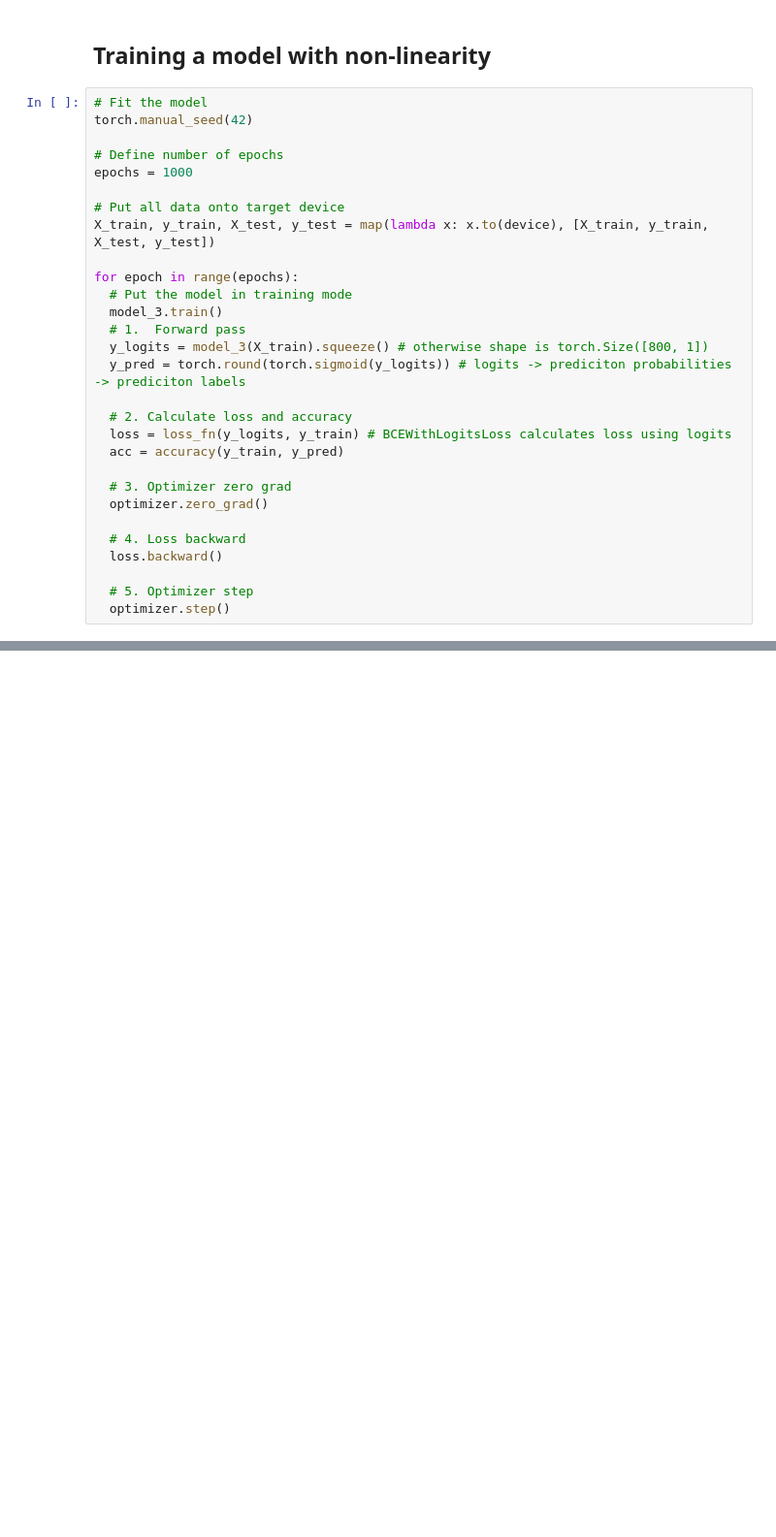
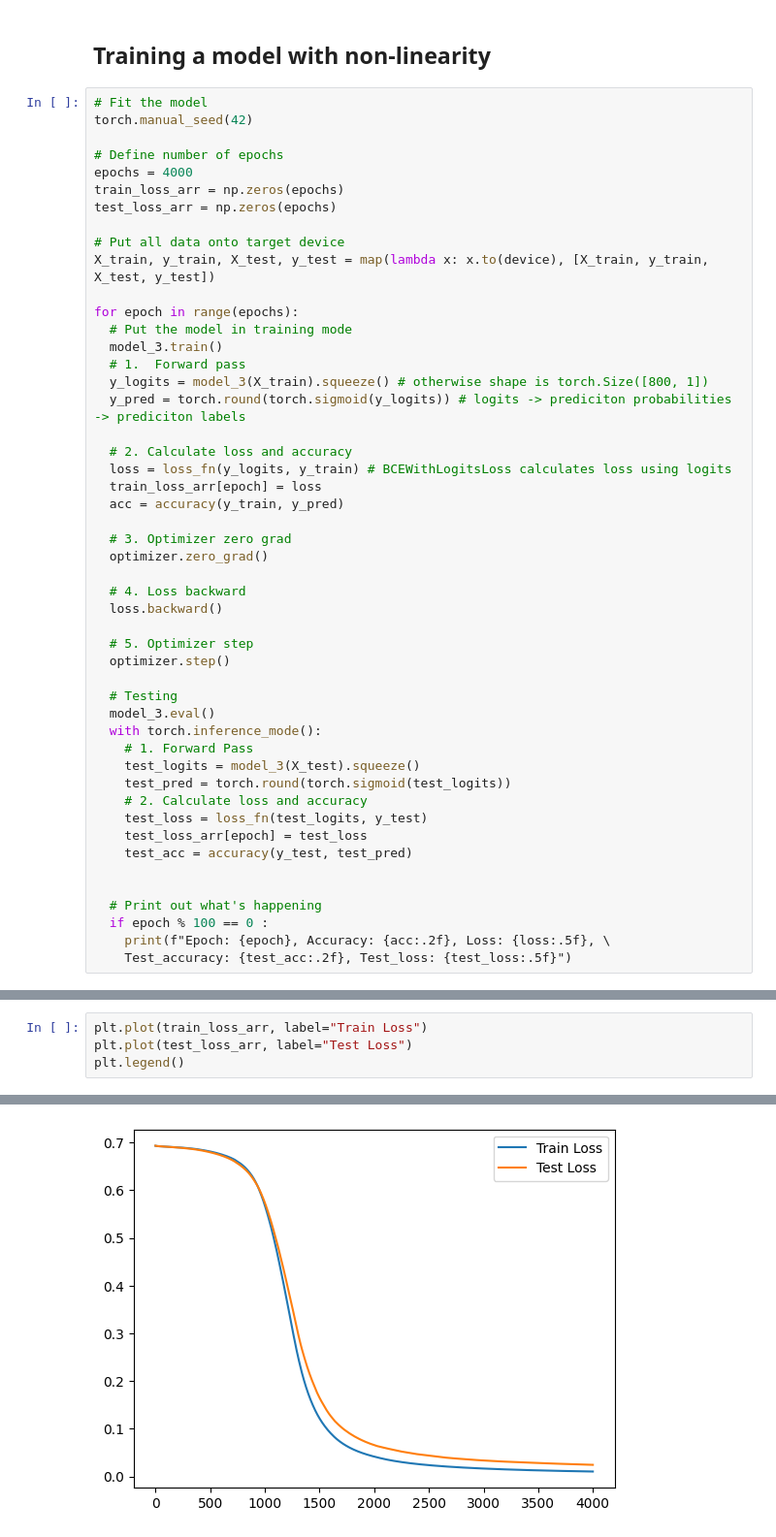
Before and after one commit to lnsayer/udemy_ml_course, a Jupyter notebook: 02_pytorch_neural_network_classification.ipynb, the cells around one changed output, grey strips where cells are left out. Shown at 97% size. Drawn from its saved outputs; the diff is of its cells as text; blank space fills up the shorter version.

```diff
--- a/02_pytorch_neural_network_classification.ipynb
+++ b/02_pytorch_neural_network_classification.ipynb
@@ -449,7 +449,9 @@ optimizer = torch.optim.SGD(model_3.parameters(), lr =0.1)
 torch.manual_seed(42)
 
 # Define number of epochs
-epochs = 1000
+epochs = 4000
+train_loss_arr = np.zeros(epochs)
+test_loss_arr = np.zeros(epochs)
 
 # Put all data onto target device
 X_train, y_train, X_test, y_test = map(lambda x: x.to(device), [X_train, y_train, X_test, y_test])
@@ -463,6 +465,7 @@ for epoch in range(epochs):
 
   # 2. Calculate loss and accuracy
   loss = loss_fn(y_logits, y_train) # BCEWithLogitsLoss calculates loss using logits
+  train_loss_arr[epoch] = loss
   acc = accuracy(y_train, y_pred)
 
   # 3. Optimizer zero grad
@@ -473,4 +476,21 @@ for epoch in range(epochs):
 
   # 5. Optimizer step
   optimizer.step()
+
+  # Testing
+  model_3.eval()
+  with torch.inference_mode():
+    # 1. Forward Pass
+    test_logits = model_3(X_test).squeeze()
+    test_pred = torch.round(torch.sigmoid(test_logits))
+    # 2. Calculate loss and accuracy
+    test_loss = loss_fn(test_logits, y_test)
+    test_loss_arr[epoch] = test_loss
+    test_acc = accuracy(y_test, test_pred)
+
+
+  # Print out what's happening
+  if epoch % 100 == 0 :
+    print(f"Epoch: {epoch}, Accuracy: {acc:.2f}, Loss: {loss:.5f}, \
+    Test_accuracy: {test_acc:.2f}, Test_loss: {test_loss:.5f}")
 # %% [output]
@@ -478,0 +514,5 @@ tensor([0.0229, 0.0156, 0.0051, 0.0073, 0.0201, 0.0127, 0.0168, 0.0201, 0.0154,
+# %%
+plt.plot(train_loss_arr, label="Train Loss")
+plt.plot(test_loss_arr, label="Test Loss")
+plt.legend()
+# %% [output]
@@ -478,0 +520 @@ tensor([0.0229, 0.0156, 0.0051, 0.0073, 0.0201, 0.0127, 0.0168, 0.0201, 0.0154,
+[figure, added]
```
Also changed, not shown: parts of 3 cells of this notebook.
